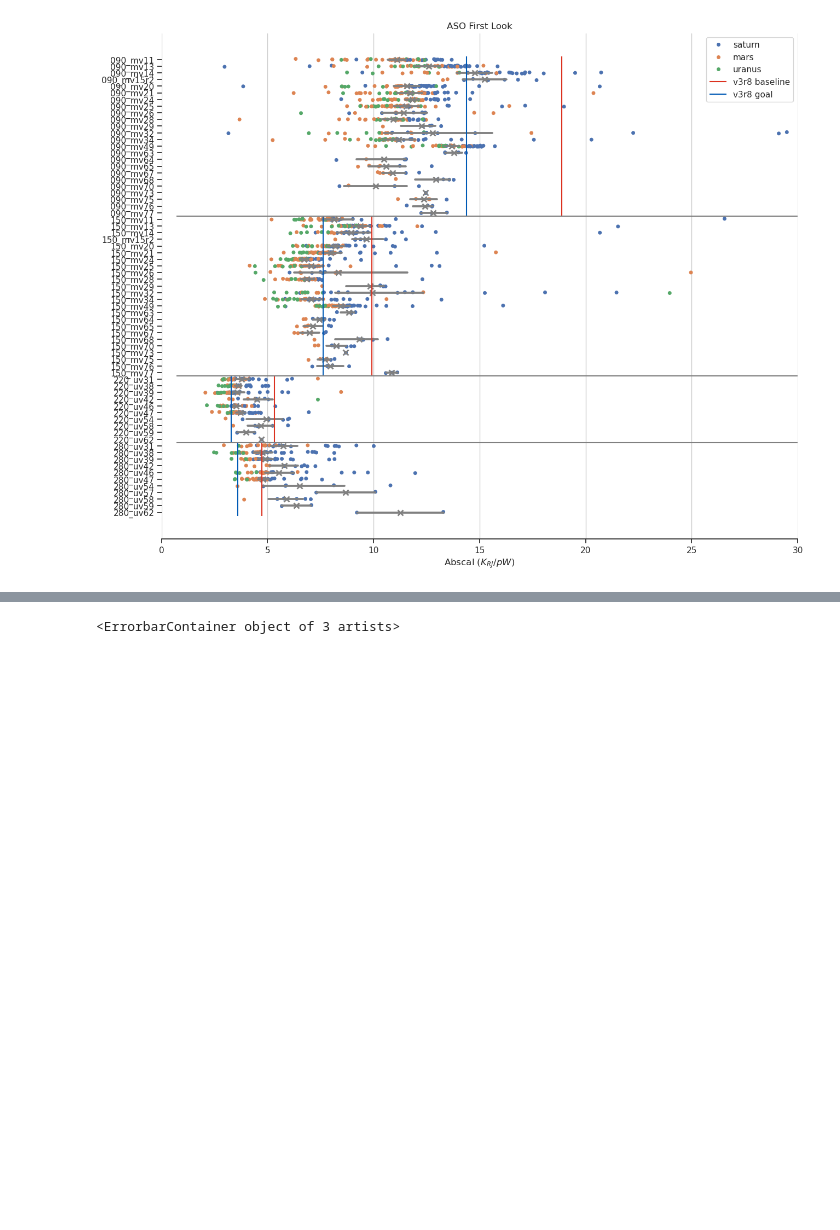
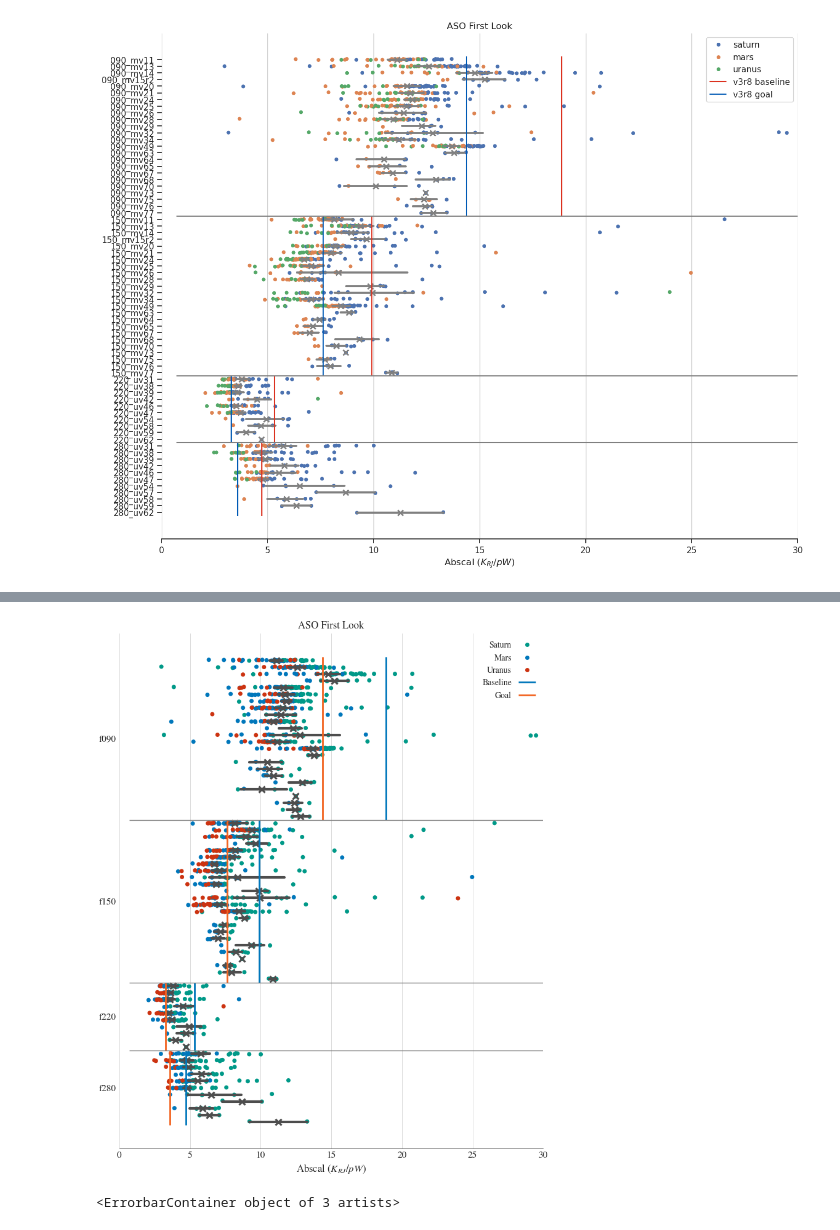
Before and after one commit to Sulla2012/LAT_Loading, a Jupyter notebook: latcom/abscal.ipynb, the cells around one changed output, grey strips where cells are left out. Cells and saved outputs as stored; diff of their text form; code cells hidden in the pictures; blank space fills up the shorter version.

Commit message:
feat: adding APJ plot for abscals

```diff
--- a/latcom/abscal.ipynb
+++ b/latcom/abscal.ipynb
@@ -47,7 +46,7 @@ times = []
 
 pwv = pwv_interp()
 
-freqs = ["090", "150", "220", "280"]
+freqs = ["030", "040", "090", "150", "220", "280"]
 ufms = sorted(result_dict.keys())
 
 for (
@@ -75,7 +74,7 @@ for (
                     obs.append(cur_obs[j])
                     pwvs.append(cur_pwv)
                     data_omegas.append(cur_omegas[j])
-                    sources.append(cur_sources[j])
+                    sources.append(cur_sources[j].capitalize())
                     fwhms.append(cur_fwhms[j])
                     times.append(float(cur_times[j]))
 
@@ -164,3 +165,80 @@ plt.savefig("../plts/abscals/abscals_062526.pdf", dpi=300)
+# %%
+plt.style.use("apj-fullwidth")
+
+c_base = "C0"
+c_goal = "C3"
+
+custom_mapping = {
+    "Mars": "C0", # Hex code
+    "Saturn": "C2", # Named color
+    "Uranus": "C4" # Shorthand code
+}
+
+t_cut = Time("2024-09-03T00:00:00", format="isot", scale="utc")
+
+
+# Initialize the figure with a logarithmic x axis
+f, ax = plt.subplots(figsize=(7.3, 9))
+
+# Add in points to show each observation
+sns.stripplot(
+    df.where((df.pwvs < 3) & (df.cals < 30) & (df.times > t_cut.unix)),
+    x="cals",
+    y="labels",
+    hue="sources",
+    palette=custom_mapping,
+    zorder=1,
+)  # note somewhat nasty cut on cals since neptune keeps slipping into our saturn obs
+sns.pointplot(
+    data=df.where((df.pwvs < 3) & (df.cals < 30) & (df.times > t_cut.unix)),
+    x="cals",
+    y="labels",
+    linestyle="none",
+    marker="x",
+    color="0.3",
+    linewidth=3,
+    zorder=2,
+)
+
+ymax, ymin = ax.get_ylim()
+xmax, xmin = ax.get_xlim()
+
+pos_090 = (len([label for label in set(df[(df.pwvs < 3) & (df.cals < 50) & (df.times > t_cut.unix)].labels.to_numpy()) if "090" in label]) - 0.5)
+pos_150 = pos_090 + len([label for label in set(df[(df.pwvs < 3) & (df.cals < 50) & (df.times > t_cut.unix)].labels.to_numpy()) if "150" in label])
+pos_220 = pos_150 + len([label for label in set(df[(df.pwvs < 3) & (df.cals < 50) & (df.times > t_cut.unix)].labels.to_numpy()) if "220" in label])
+pos_280 = pos_220 + len([label for label in set(df[(df.pwvs < 3) & (df.cals < 50) & (df.times > t_cut.unix)].labels.to_numpy()) if "280" in label])
+
+plt.vlines(1.0 / (1e12 * (sim["MF"]["baseline"]["MF_1"]["dpdt_rj"])), ymin=ymin, ymax=pos_090, label="Baseline", color=c_base,)
+plt.vlines(1.0 / (1e12 * (sim["MF"]["goal"]["MF_1"]["dpdt_rj"])), ymin=ymin, ymax=pos_090, label="Goal", color=c_goal,)
+
+plt.vlines(1.0 / (1e12 * (sim["MF"]["baseline"]["MF_2"]["dpdt_rj"])), ymin=pos_090, ymax=pos_150, label=None, color=c_base,)
+plt.vlines(1.0 / (1e12 * (sim["MF"]["goal"]["MF_2"]["dpdt_rj"])), ymin=pos_090, ymax=pos_150, label=None, color=c_goal,)
+
+plt.vlines(1.0 / (1e12 * (sim["UHF"]["baseline"]["UHF_1"]["dpdt_rj"])), ymin=pos_150, ymax=pos_220, label=None, color=c_base,)
+plt.vlines(1.0 / (1e12 * (sim["UHF"]["goal"]["UHF_1"]["dpdt_rj"])), ymin=pos_150, ymax=pos_220, label=None, color=c_goal,)
+
+plt.vlines(1.0 / (1e12 * (sim["UHF"]["baseline"]["UHF_2"]["dpdt_rj"])), ymin=pos_220, ymax=ymax, label=None, color=c_base,)
+plt.vlines(1.0 / (1e12 * (sim["UHF"]["goal"]["UHF_2"]["dpdt_rj"])), ymin=pos_220, ymax=ymax, label=None, color=c_goal,)
+
+plt.hlines([pos_090, pos_150, pos_220], xmin=xmin, xmax=xmax, color="0.5", linewidth=1)
+
+plt.xlim(0, 30)
+
+# Tweak the visual presentation
+ax.xaxis.grid(True)
+ax.set(xlabel="Abscal ($K_{RJ}/pW$)", ylabel="", title="ASO First Look")
+tick_locations = [np.mean([ymin, pos_090]), np.mean([pos_090, pos_150]), np.mean([pos_150, pos_220]), np.mean([pos_220, ymax])]
+tick_labels = ['f090', 'f150', 'f220', 'f280']
+ax.set_yticks(tick_locations, labels=tick_labels)
+ax.tick_params(axis='x', which='both', bottom=False, top=False)
+ax.tick_params(axis='y', which='both', left=False, right=False)
+sns.despine(trim=True, left=True)
+
+plt.legend(markerfirst=False)
+plt.savefig("../plts/abscals/abscals_062526_APJ.png", dpi=300)
+plt.savefig("../plts/abscals/abscals_062526_APJ.pdf")
+# %% [output]
+[figure, added]
 # %%
 labels = []
 cals = []
```
Also changed, not shown: parts of 4 cells of this notebook, 1 other file.
